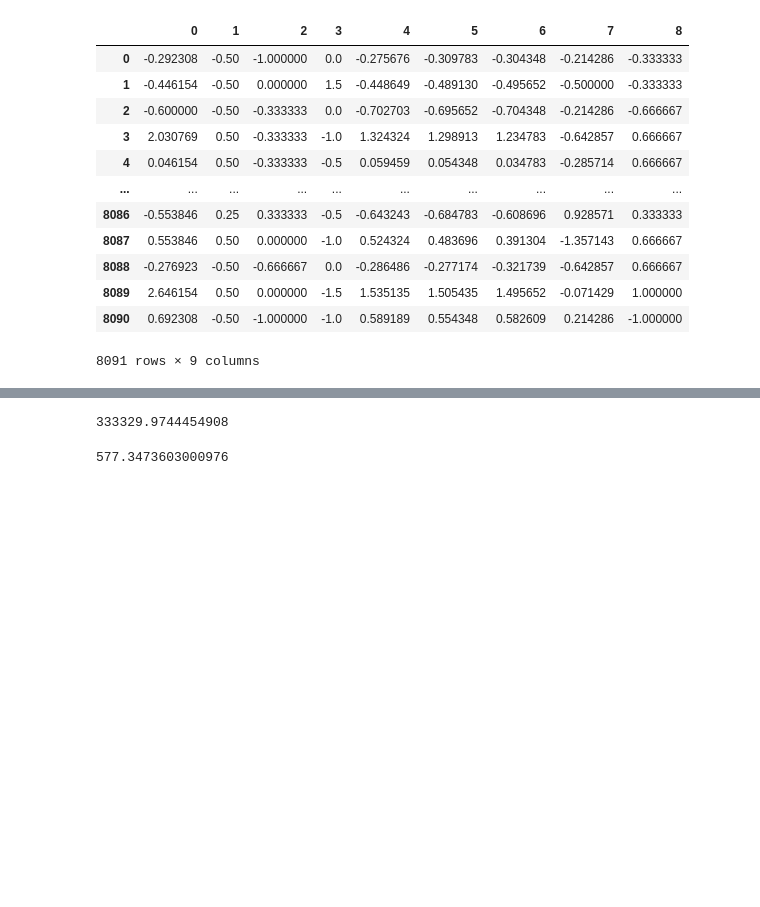
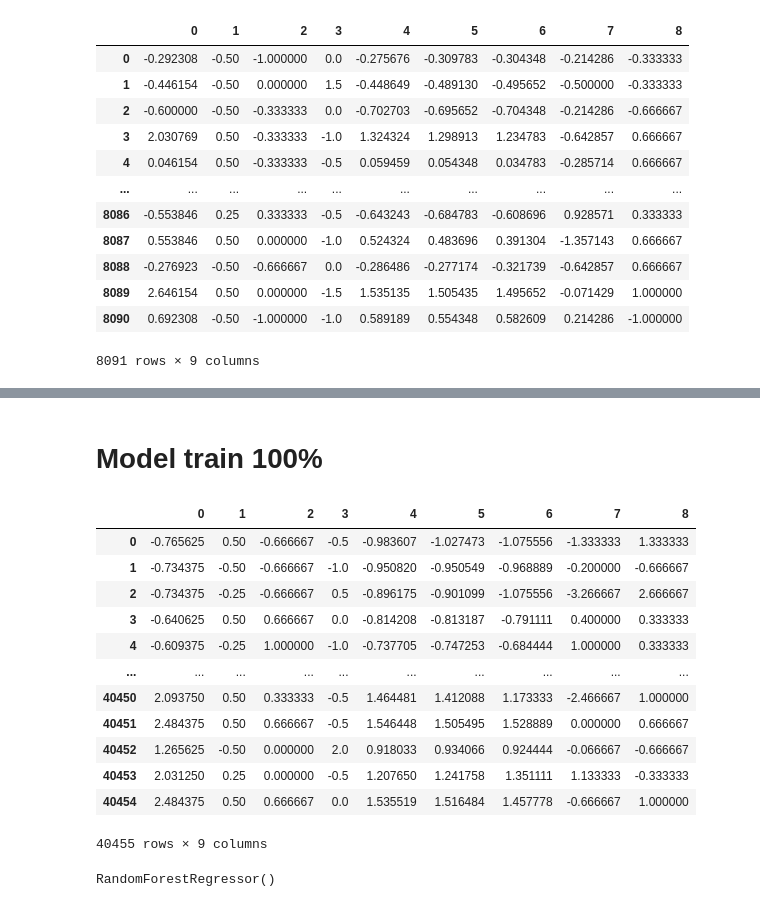
Before and after one commit to MargaMontV/project-module-3, a Jupyter notebook: notebooks/diamonds_modelling_sr.ipynb, the cells around one changed output, grey strips where cells are left out. Drawn from its saved outputs; the diff is of its cells as text; code cells hidden in the pictures; blank space fills up the shorter version.

```diff
--- a/notebooks/diamonds_modelling_sr.ipynb
+++ b/notebooks/diamonds_modelling_sr.ipynb
@@ -140,18 +110,29 @@ rmse
+# %% [markdown]
+# Model train 100%
+# %%
+# Scaling robust 100 % model
+scaler_rs = RobustScaler()
+scaling_X_rs = scaler_rs.fit_transform(X)
+scaled_X_rs = pd.DataFrame(scaling_X_rs)
+scaled_X_rs
+# %% [output]
+|  | 0 | 1 | 2 | 3 | 4 | 5 | 6 | 7 | 8 |
+| 0 | -0.765625 | 0.50 | -0.666667 | -0.5 | -0.983607 | -1.027473 | -1.075556 | -1.333333 | 1.333333 |
+| 1 | -0.734375 | -0.50 | -0.666667 | -1.0 | -0.950820 | -0.950549 | -0.968889 | -0.200000 | -0.666667 |
+| 2 | -0.734375 | -0.25 | -0.666667 | 0.5 | -0.896175 | -0.901099 | -1.075556 | -3.266667 | 2.666667 |
+| 3 | -0.640625 | 0.50 | 0.666667 | 0.0 | -0.814208 | -0.813187 | -0.791111 | 0.400000 | 0.333333 |
+| 4 | -0.609375 | -0.25 | 1.000000 | -1.0 | -0.737705 | -0.747253 | -0.684444 | 1.000000 | 0.333333 |
+| ... | ... | ... | ... | ... | ... | ... | ... | ... | ... |
+| 40450 | 2.093750 | 0.50 | 0.333333 | -0.5 | 1.464481 | 1.412088 | 1.173333 | -2.466667 | 1.000000 |
+| 40451 | 2.484375 | 0.50 | 0.666667 | -0.5 | 1.546448 | 1.505495 | 1.528889 | 0.000000 | 0.666667 |
+| 40452 | 1.265625 | -0.50 | 0.000000 | 2.0 | 0.918033 | 0.934066 | 0.924444 | -0.066667 | -0.666667 |
+| 40453 | 2.031250 | 0.25 | 0.000000 | -0.5 | 1.207650 | 1.241758 | 1.351111 | 1.133333 | -0.333333 |
+| 40454 | 2.484375 | 0.50 | 0.666667 | 0.0 | 1.535519 | 1.516484 | 1.457778 | -0.666667 | 1.000000 |
+40455 rows × 9 columns
 # %%
-# rf model Scaling standard
+# Train 100% model
 regressor = RandomForestRegressor()
-
 hyperparameters = regressor.get_params()
-regressor.fit(scaled_X_train, y_train)
-y_pred = regressor.predict(scaled_X_test)
+regressor.fit(X, y)
+# %% [output]
+RandomForestRegressor()
-# %%
-# MSE calculation
-mean_squared_error(y_test, y_pred)
-# %% [output]
-333329.9744454908
-# %%
-# RMSE calculation
-rmse = mean_squared_error(y_test, y_pred, squared=False)
-rmse
-# %% [output]
-577.3473603000976
```
Also changed, not shown: parts of 27 cells of this notebook, 19 other files.
